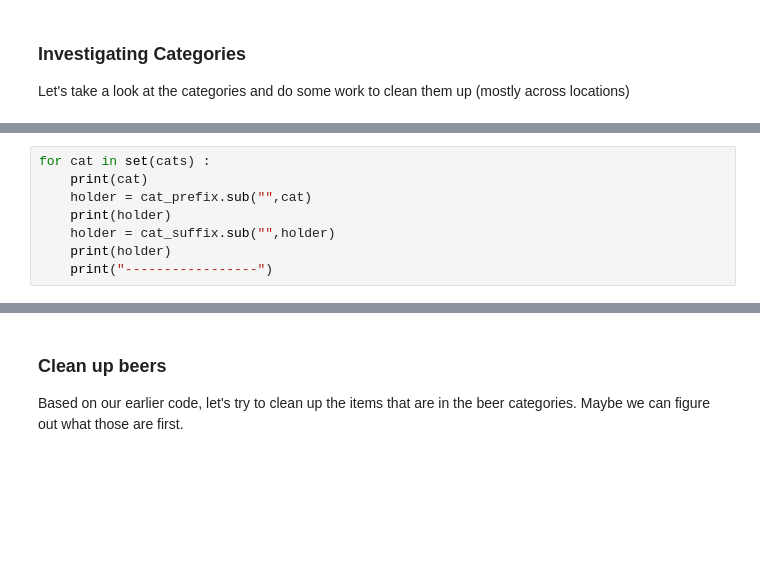
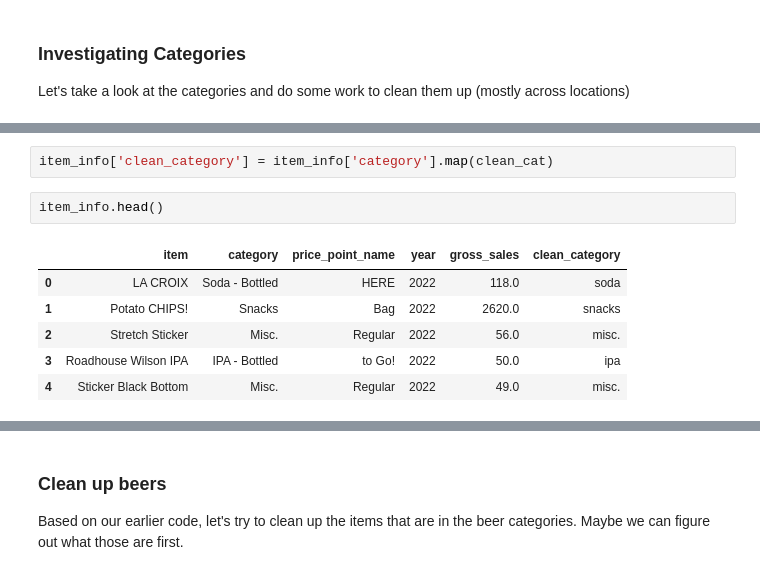
Before and after one commit to 37chandler/tm-2022-in-class, a Jupyter notebook: Dram Item Cleaning.ipynb, the cells around one changed output, grey strips where cells are left out. Saved outputs shown, nothing was run; the diff lists cells and outputs as text; blank space fills up the shorter version.

```diff
--- a/Dram Item Cleaning.ipynb
+++ b/Dram Item Cleaning.ipynb
@@ -96,8 +113,0 @@ cat_suffix = re.compile(r" -? ?(Draught|Bottled)")
-# %%
-for cat in set(cats) :
-    print(cat)
-    holder = cat_prefix.sub("",cat)
-    print(holder)
-    holder = cat_suffix.sub("",holder)
-    print(holder)
-    print("-----------------")
@@ -139,0 +128,11 @@ for item in item_cat :
+# %%
+item_info['clean_category'] = item_info['category'].map(clean_cat)
+# %%
+item_info.head()
+# %% [output]
+|  | item | category | price_point_name | year | gross_sales | clean_category |
+| 0 | LA CROIX | Soda - Bottled | HERE | 2022 | 118.0 | soda |
+| 1 | Potato CHIPS! | Snacks | Bag | 2022 | 2620.0 | snacks |
+| 2 | Stretch Sticker | Misc. | Regular | 2022 | 56.0 | misc. |
+| 3 | Roadhouse Wilson IPA | IPA - Bottled | to Go! | 2022 | 50.0 | ipa |
+| 4 | Sticker Black Bottom | Misc. | Regular | 2022 | 49.0 | misc. |
```
Also changed, not shown: parts of 31 cells of this notebook, 4 other files.
